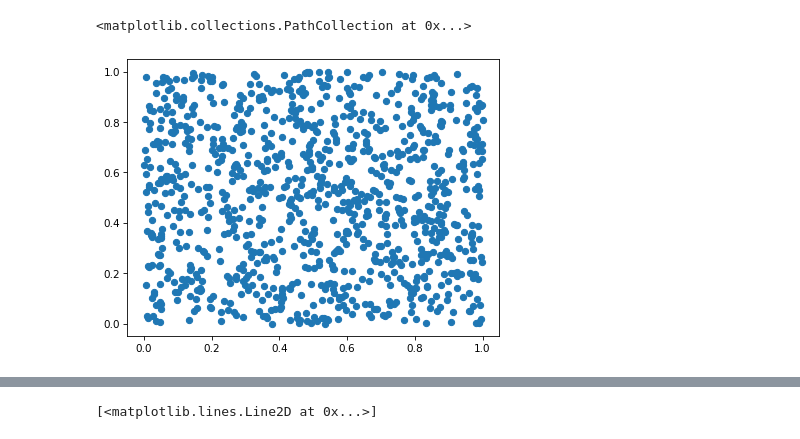
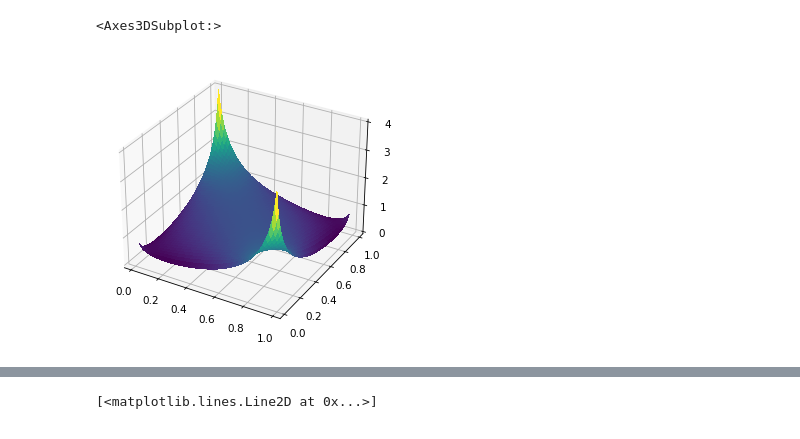
Before and after one commit to sorensenj50/Copula-Package, a Jupyter notebook: Notebook.ipynb, the cells around one changed output, grey strips where cells are left out. Drawn from its saved outputs; the diff is of its cells as text; code cells hidden in the pictures.

Commit message:
adding normal mixture

```diff
--- a/Notebook.ipynb
+++ b/Notebook.ipynb
@@ -39,5 +33,0 @@ u1_sim, u2_sim = copula.simulate()
-# %%
-plt.scatter(u1_sim, u2_sim)
-# %% [output]
-<matplotlib.collections.PathCollection at 0x...>
-[figure, removed]
@@ -46,0 +34,7 @@ plt.scatter(u1_sim, u2_sim)
+# %%
+copula = bivariate.NormalMixture(p1 = 0.85, p2 = 0.15, Q1 = -0.5, Q2 = 0.5)
+# %%
+plots.copula_3d_surf(copula, adj = 2e-2)
+# %% [output]
+<Axes3DSubplot:>
+[figure, added]
```
Also changed, not shown: parts of 10 cells of this notebook, 4 other files.
